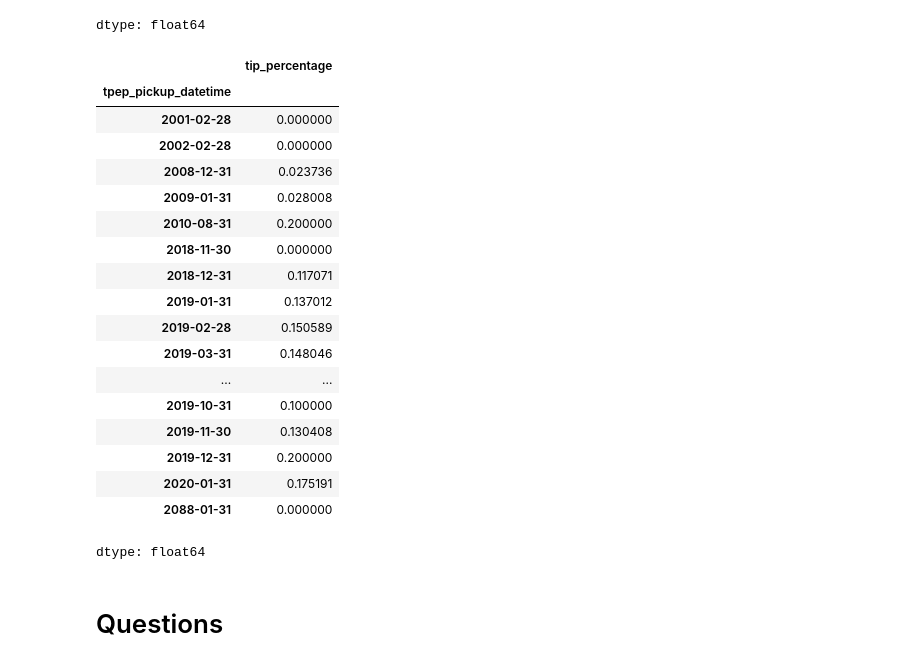
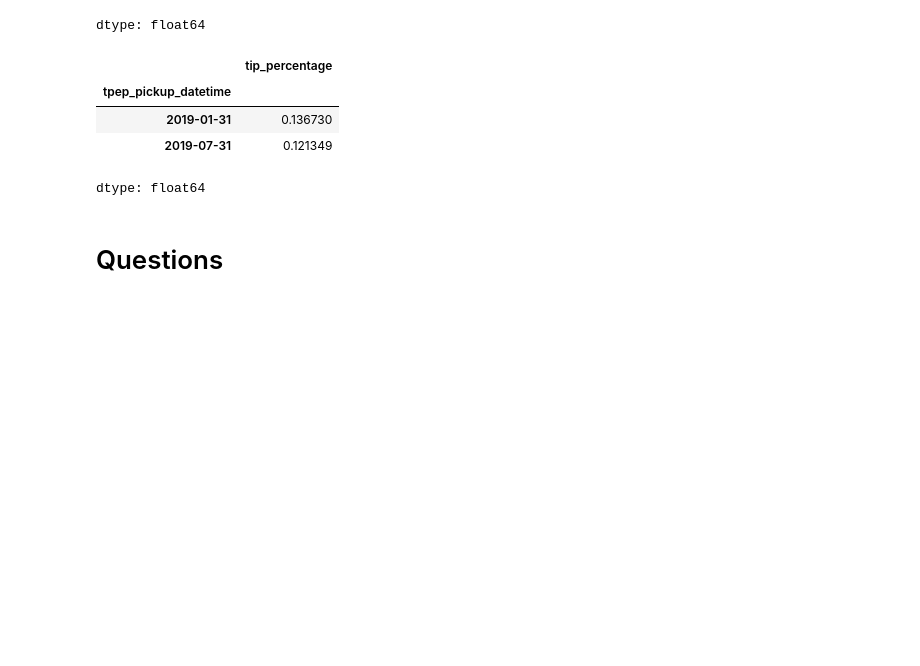
Before and after one commit to Christelleelkhoury/AAI614_-ElKhoury-, a Jupyter notebook: Week 2/Notebook2.6.ipynb, the cells around one changed output. Drawn from its saved outputs; the diff is of its cells as text; code cells hidden in the pictures; blank space fills up the shorter version.

```diff
--- a/Week 2/Notebook2.6.ipynb
+++ b/Week 2/Notebook2.6.ipynb
@@ -218,26 +218,12 @@ df_selected.resample('1D')['tip_percentage'].mean().sort_values(ascending=False)
 | 2019-01-14 | 0.139223 |
 dtype: float64
 # %%
-df.resample('1ME')['tip_percentage'].mean().dropna()
+df_selected.resample('1ME')['tip_percentage'].mean().dropna()
 # %% [output]
 |  | tip_percentage |
 | tpep_pickup_datetime |  |
-| 2001-02-28 | 0.000000 |
-| 2002-02-28 | 0.000000 |
-| 2008-12-31 | 0.023736 |
-| 2009-01-31 | 0.028008 |
-| 2010-08-31 | 0.200000 |
-| 2018-11-30 | 0.000000 |
-| 2018-12-31 | 0.117071 |
-| 2019-01-31 | 0.137012 |
-| 2019-02-28 | 0.150589 |
-| 2019-03-31 | 0.148046 |
-| ... | ... |
-| 2019-10-31 | 0.100000 |
-| 2019-11-30 | 0.130408 |
-| 2019-12-31 | 0.200000 |
-| 2020-01-31 | 0.175191 |
-| 2088-01-31 | 0.000000 |
+| 2019-01-31 | 0.136730 |
+| 2019-07-31 | 0.121349 |
 dtype: float64
 # %% [markdown]
 # Questions
```
Also changed, not shown: parts of 5 cells of this notebook.
